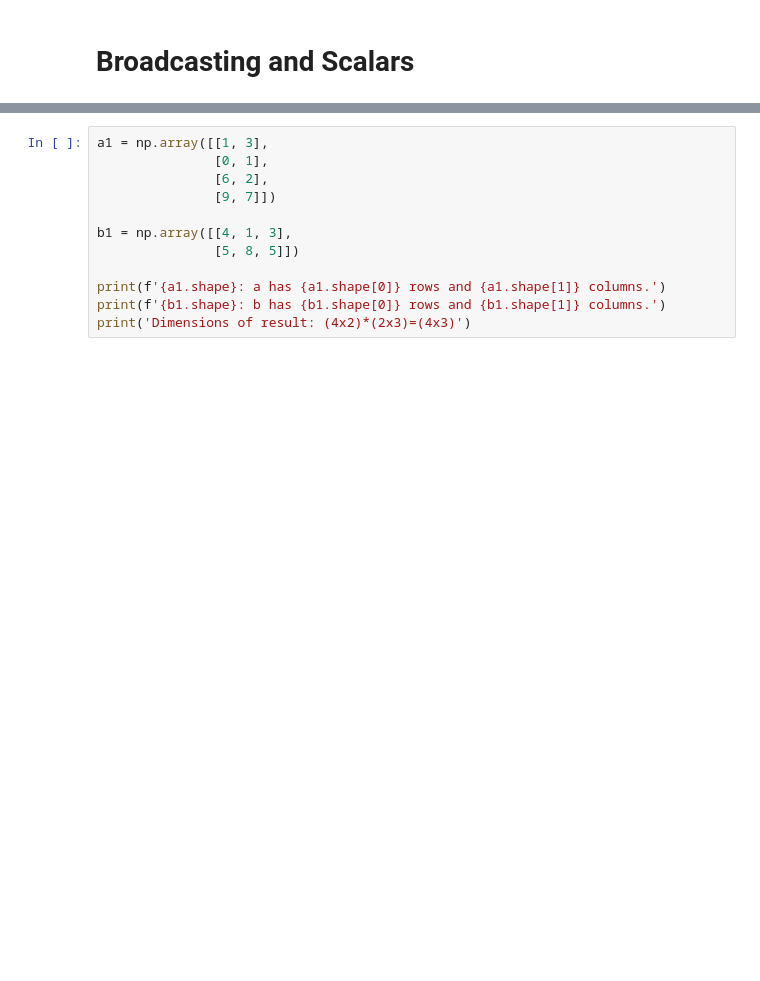
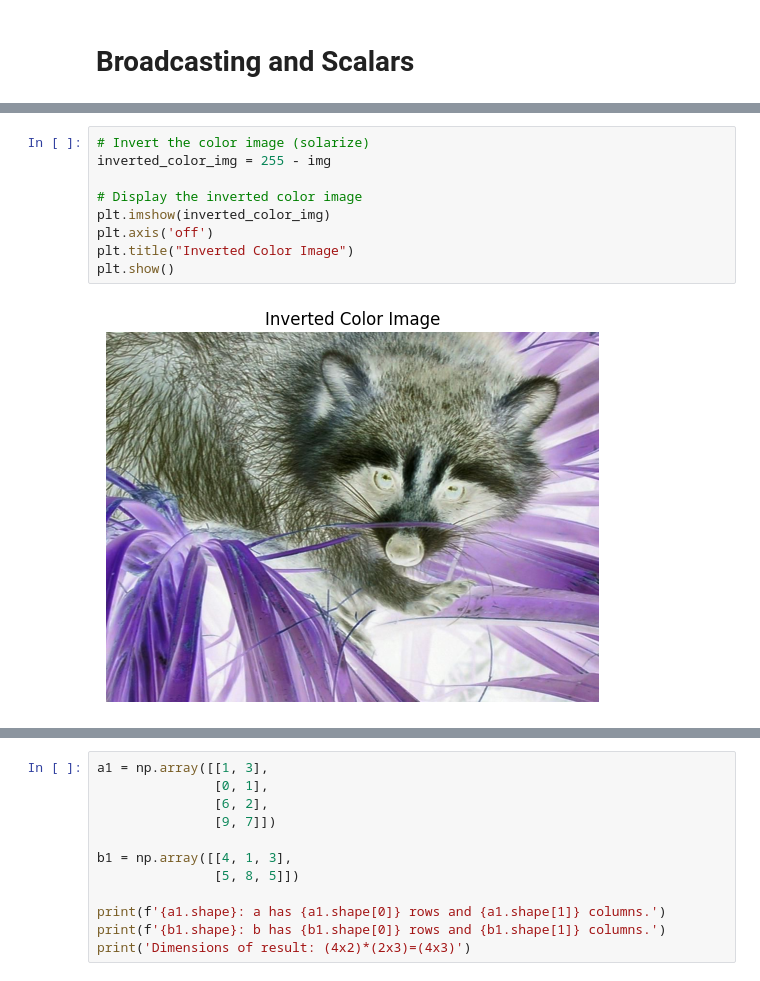
Before and after one commit to IrishEgie/data_science_py, a Jupyter notebook: data_science_6/Computation_with_NumPy_and_N_Dimensional_Arrays_(start).ipynb, the cells around one changed output, grey strips where cells are left out. Drawn from its saved outputs; the diff is of its cells as text; blank space fills up the shorter version.

```diff
--- a/data_science_6/Computation_with_NumPy_and_N_Dimensional_Arrays_(start).ipynb
+++ b/data_science_6/Computation_with_NumPy_and_N_Dimensional_Arrays_(start).ipynb
@@ -246,3 +361,14 @@ list2 = [2, 1, 3, 3]
+# %%
+# Invert the color image (solarize)
+inverted_color_img = 255 - img
+
+# Display the inverted color image
+plt.imshow(inverted_color_img)
+plt.axis('off')
+plt.title("Inverted Color Image")
+plt.show()
+# %% [output]
+[figure, added]
 # %% [markdown]
 # Matrix Multiplication with @ and .matmul()
 
```
Also changed, not shown: parts of 9 cells of this notebook.
